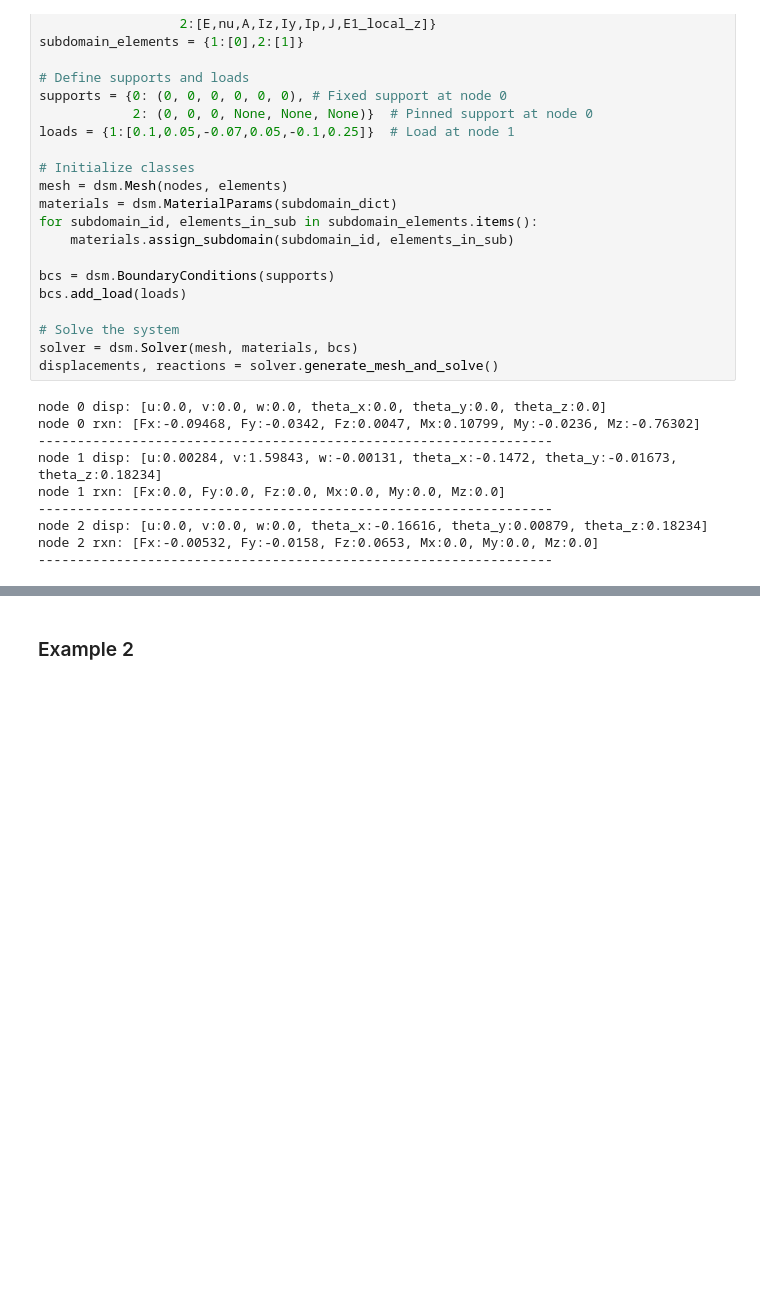
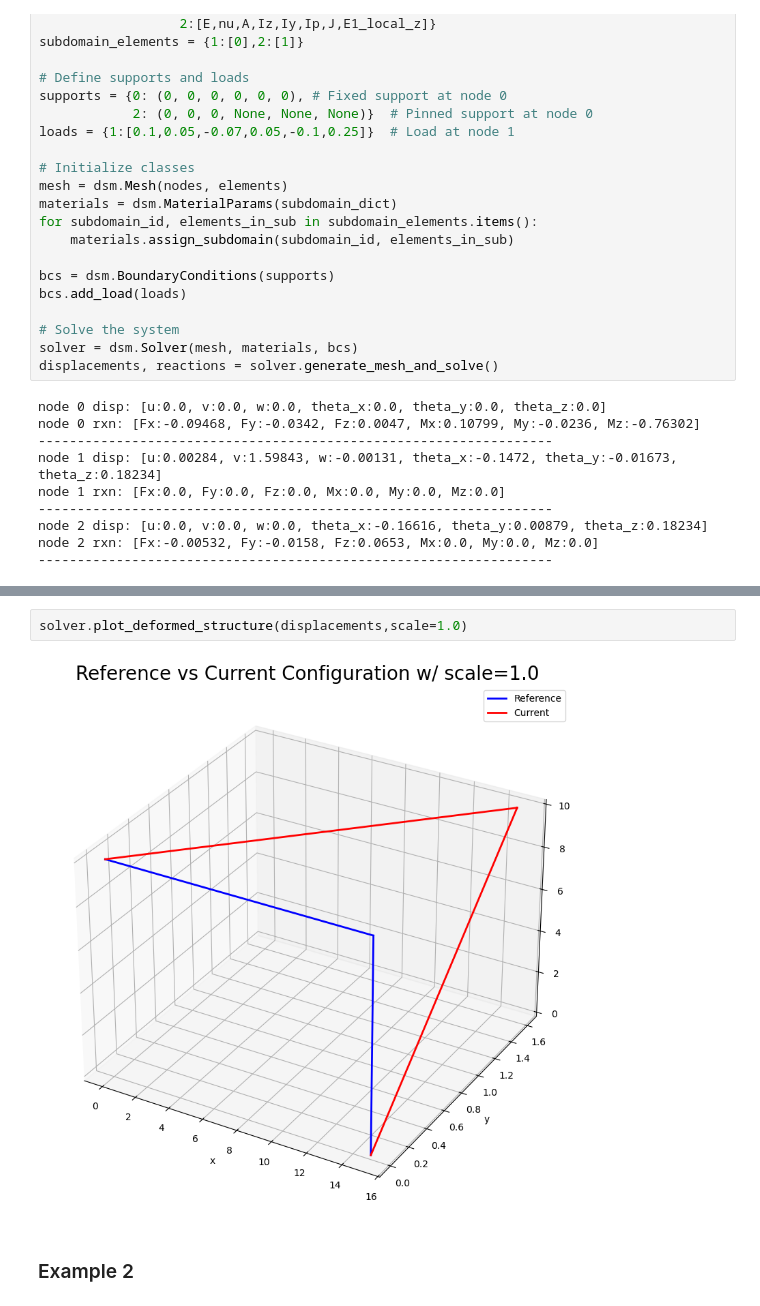
Before and after one commit to quan4444/me700_assignment2, a Jupyter notebook: tutorials/run_direct_stiffness_method.ipynb, the cells around one changed output, grey strips where cells are left out. Cells and saved outputs as stored; diff of their text form; blank space fills up the shorter version.

```diff
--- a/tutorials/run_direct_stiffness_method.ipynb
+++ b/tutorials/run_direct_stiffness_method.ipynb
@@ -94,3 +61,7 @@ node 2 rxn: [Fx:-0.00532, Fy:-0.0158, Fz:0.0653, Mx:0.0, My:0.0, Mz:0.0]
+# %%
+solver.plot_deformed_structure(displacements,scale=1.0)
+# %% [output]
+[figure, added]
 # %% [markdown]
 ### Example 2
 # %%
```
Also changed, not shown: parts of 11 cells of this notebook, 12 other files.
